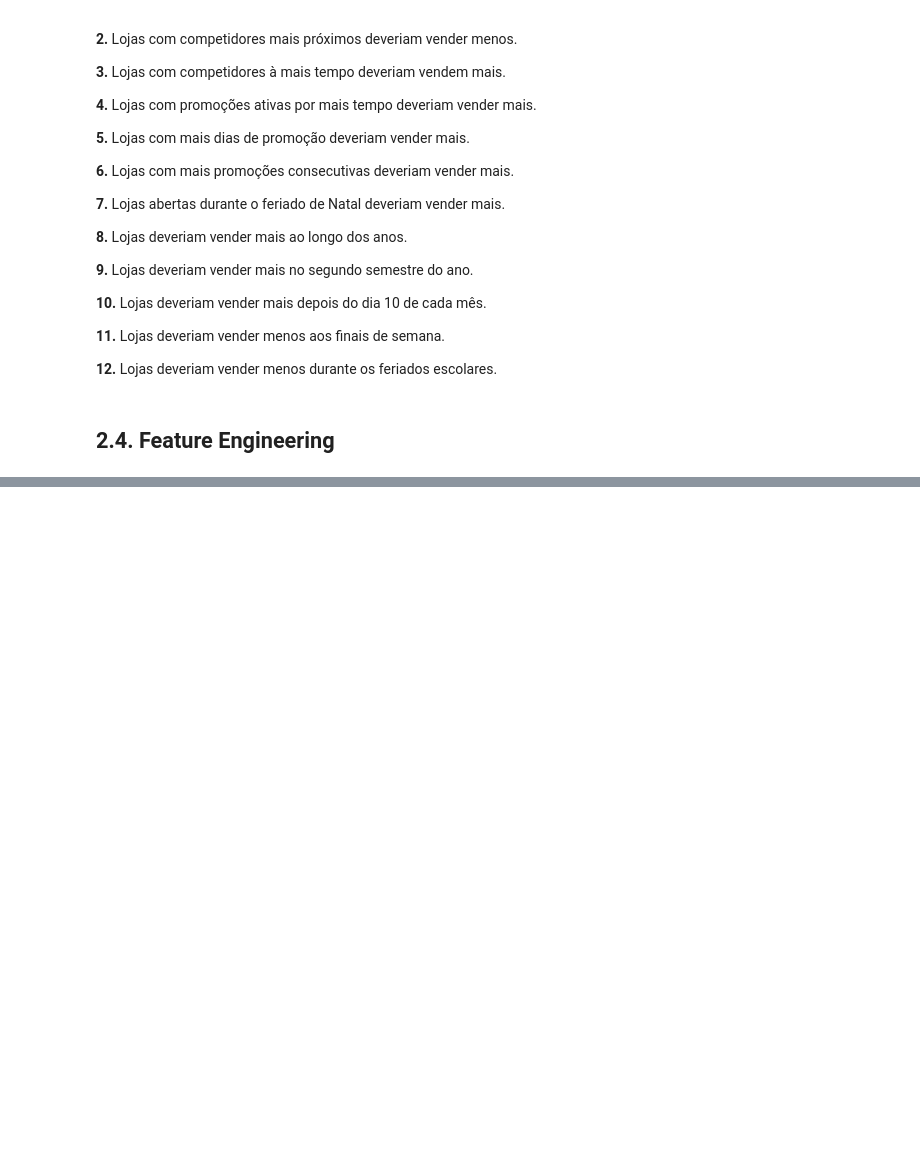
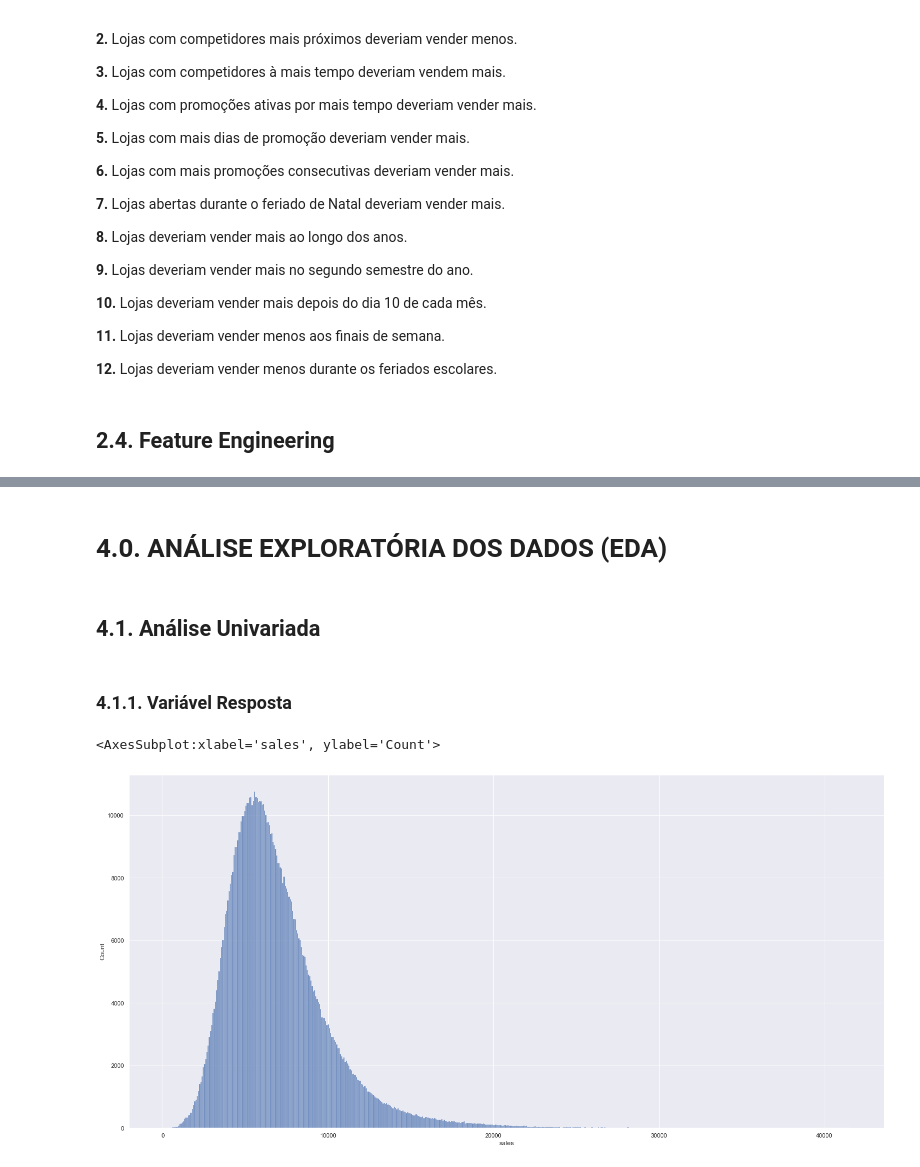
Before and after one commit to NaylsonS/rossman-store-sales, a Jupyter notebook: m02_v01_store_sales_prediction.ipynb, the cells around one changed output, grey strips where cells are left out. Cells and saved outputs as stored; diff of their text form; code cells hidden in the pictures; blank space fills up the shorter version.

```diff
--- a/m02_v01_store_sales_prediction.ipynb
+++ b/m02_v01_store_sales_prediction.ipynb
@@ -369,0 +371,2 @@ df2['state_holiday'] = df2['state_holiday'].apply( lambda x: 'public_holiday' if
+# %%
+df3 = df2.copy()
@@ -369,0 +375,2 @@ df2['state_holiday'] = df2['state_holiday'].apply( lambda x: 'public_holiday' if
+# %%
+df3 = df3[( df3['open'] != 0 ) & ( df3['sales'] > 0 )]
@@ -369,0 +379,16 @@ df2['state_holiday'] = df2['state_holiday'].apply( lambda x: 'public_holiday' if
+# %%
+cols_drop = ['customers', 'open', 'promo_interval', 'month_map']
+df3 = df3.drop( cols_drop, axis=1 )
+# %% [markdown]
+# 4.0. ANÁLISE EXPLORATÓRIA DOS DADOS (EDA)
+# %%
+df4 = df3.copy()
+# %% [markdown]
+## 4.1. Análise Univariada
+# %% [markdown]
+### 4.1.1. Variável Resposta
+# %%
+sns.histplot( df4['sales'] )
+# %% [output]
+<AxesSubplot:xlabel='sales', ylabel='Count'>
+[figure, added]
```
Also changed, not shown: parts of 15 cells of this notebook.
